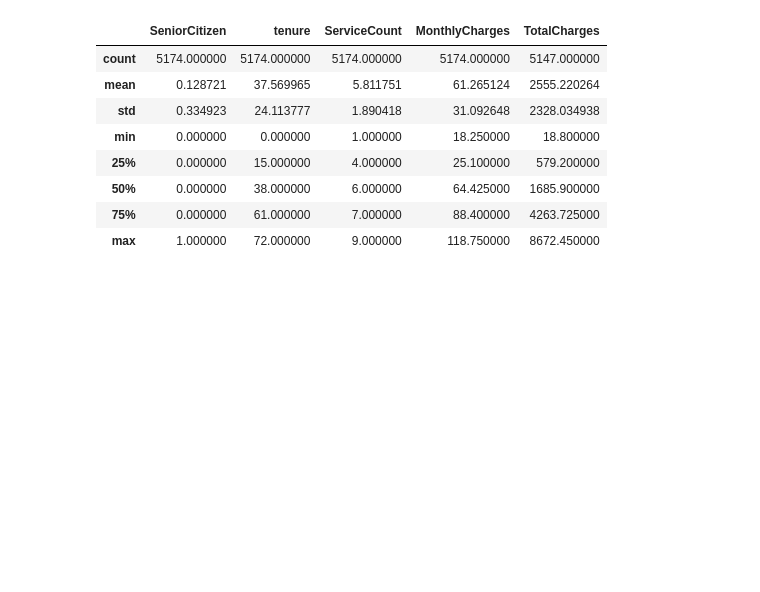
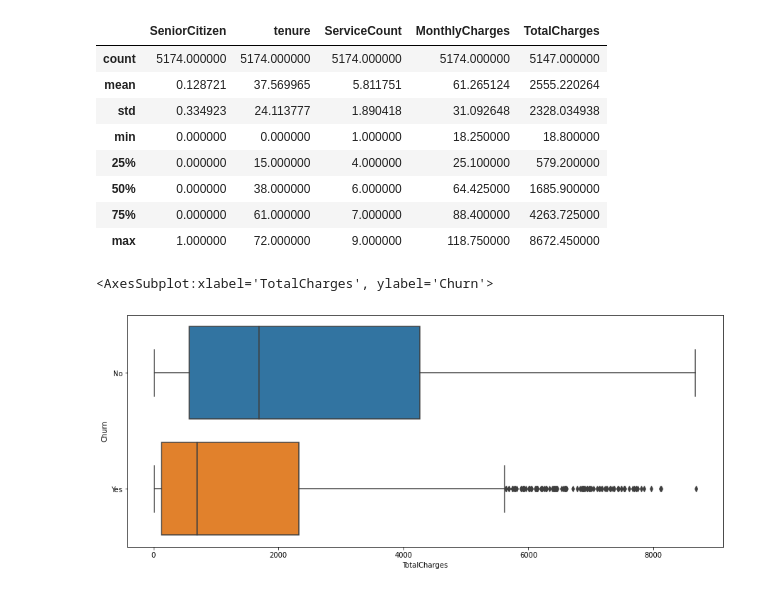
Before and after one commit to AbhishekMaity001/Statistical-Machine-Learning, a Jupyter notebook: Exploratory Data Analysis (EDA)/3. Statistical Thinking/1. Imputing Missing Values.ipynb, the cells around one changed output. Saved outputs shown, nothing was run; the diff lists cells and outputs as text; code cells hidden in the pictures; blank space fills up the shorter version.

```diff
--- a/Exploratory Data Analysis (EDA)/3. Statistical Thinking/1. Imputing Missing Values.ipynb
+++ b/Exploratory Data Analysis (EDA)/3. Statistical Thinking/1. Imputing Missing Values.ipynb
@@ -144,3 +144,9 @@ churn_df[churn_df['Churn']=='No'].describe()
 | 50% | 0.000000 | 38.000000 | 6.000000 | 64.425000 | 1685.900000 |
 | 75% | 0.000000 | 61.000000 | 7.000000 | 88.400000 | 4263.725000 |
 | max | 1.000000 | 72.000000 | 9.000000 | 118.750000 | 8672.450000 |
+# %%
+plt.figure(figsize=(15,6))
+sns.boxplot(x='TotalCharges', y='Churn', data=churn_df)
+# %% [output]
+<AxesSubplot:xlabel='TotalCharges', ylabel='Churn'>
+[figure, added]
```
Also changed, not shown: parts of 38 cells of this notebook.
